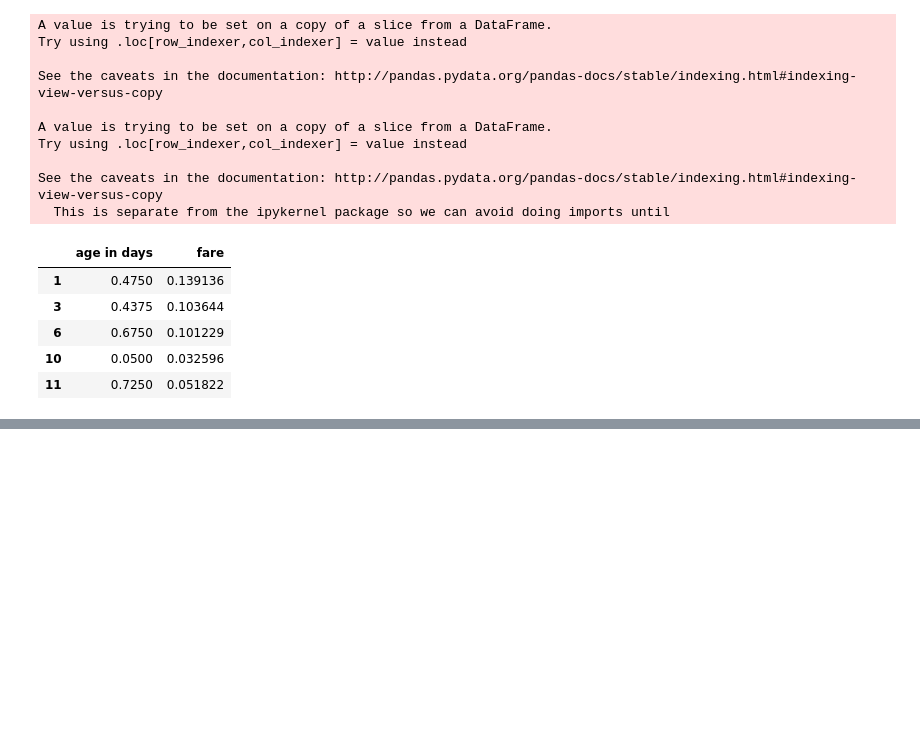
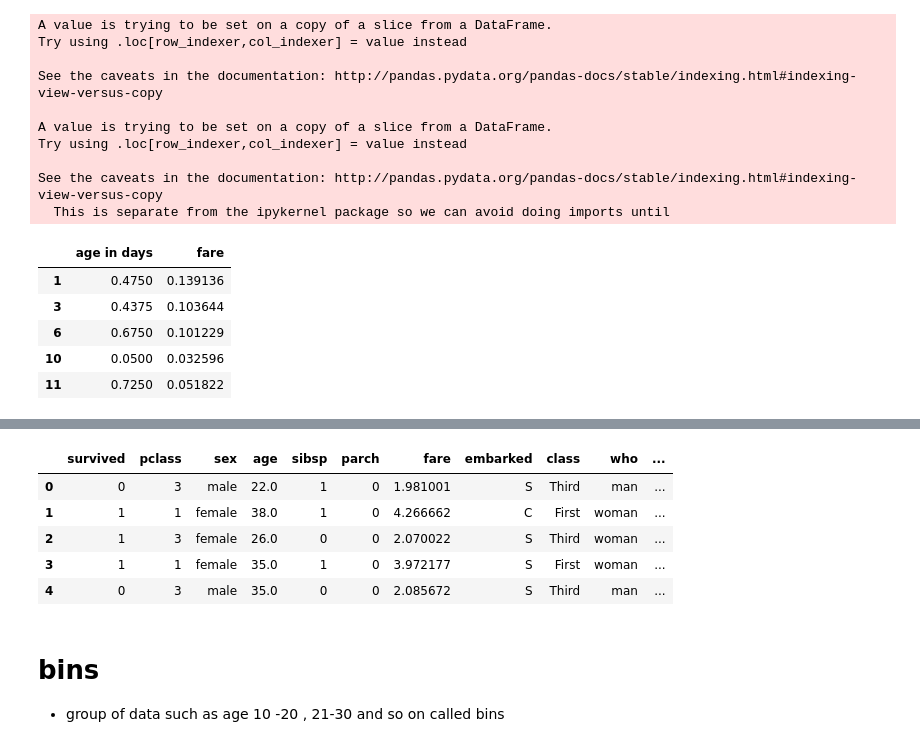
Before and after one commit to iqrarkhan123/datascience, a Jupyter notebook: Data_Wrangling.ipynb, the cells around one changed output, grey strips where cells are left out. Saved outputs shown, nothing was run; the diff lists cells and outputs as text; code cells hidden in the pictures; blank space fills up the shorter version.

Commit message:
data wrangling changes

```diff
--- a/Data_Wrangling.ipynb
+++ b/Data_Wrangling.ipynb
@@ -272,0 +311,3 @@ See the caveats in the documentation: http://pandas.pydata.org/pandas-docs/stabl
+# %%
+data=sns.load_dataset("titanic")
+data.head()
@@ -272,0 +321,13 @@ See the caveats in the documentation: http://pandas.pydata.org/pandas-docs/stabl
+# %%
+data["fare"]=np.log(data["fare"])
+data.head() # now you can check the fare vlaue
+# %% [output]
+|  | survived | pclass | sex | age | sibsp | parch | fare | embarked | class | who | ... |
+| 0 | 0 | 3 | male | 22.0 | 1 | 0 | 1.981001 | S | Third | man | ... |
+| 1 | 1 | 1 | female | 38.0 | 1 | 0 | 4.266662 | C | First | woman | ... |
+| 2 | 1 | 3 | female | 26.0 | 0 | 0 | 2.070022 | S | Third | woman | ... |
+| 3 | 1 | 1 | female | 35.0 | 1 | 0 | 3.972177 | S | First | woman | ... |
+| 4 | 0 | 3 | male | 35.0 | 0 | 0 | 2.085672 | S | Third | man | ... |
+# %% [markdown]
+# bins
+- group of data such as age 10 -20 , 21-30 and so on called bins
```
Also changed, not shown: parts of 10 cells of this notebook.
